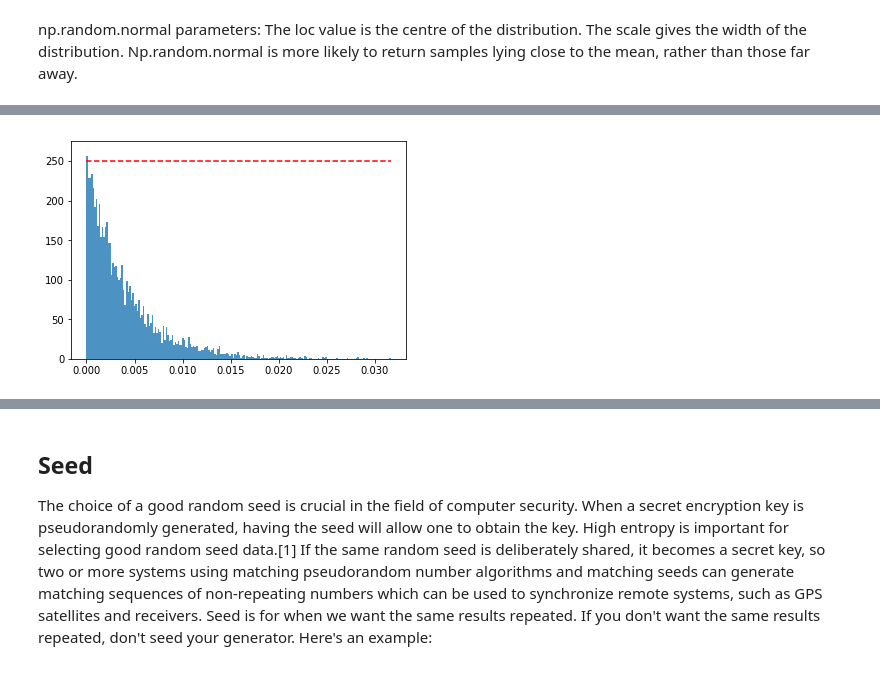
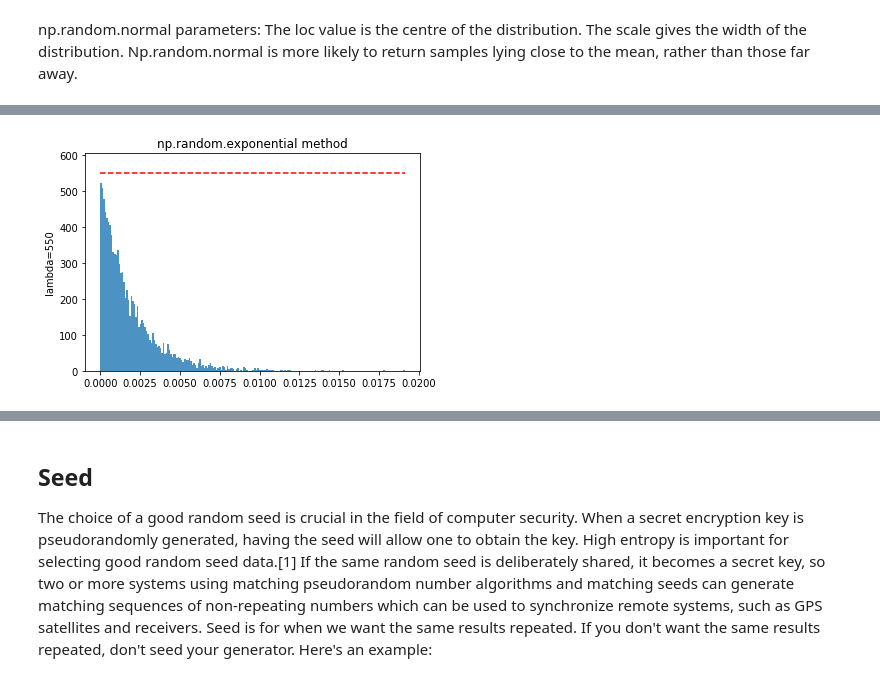
Before and after one commit to eamonnofarrell/NumpyRandom, a Jupyter notebook: NumpyRandom.ipynb, the cells around one changed output, grey strips where cells are left out. Drawn from its saved outputs; the diff is of its cells as text; code cells hidden in the pictures.

```diff
--- a/NumpyRandom.ipynb
+++ b/NumpyRandom.ipynb
@@ -298,13 +281,15 @@ The exponential distribution is a key distribution and has several significant s
 # %%
 import pylab as plt
 
-target = 250
-beta = 1.0/target
+lamb = 550
+beta = 1.0/lamb
 
-Y = np.random.exponential(beta, 5000)
+Y = np.random.exponential(beta, 6000)
 plt.hist(Y, normed=True, bins=200,lw=0,alpha=.8)
 plt.plot([0,max(Y)],[target,target],'r--')
 plt.ylim(0,target*1.1)
+plt.title("np.random.exponential method")
+plt.ylabel("lambda=550")
 plt.show()
 # %% [output]
-[figure, old version]
+[figure, new version]
```
Also changed, not shown: parts of 15 cells of this notebook.
